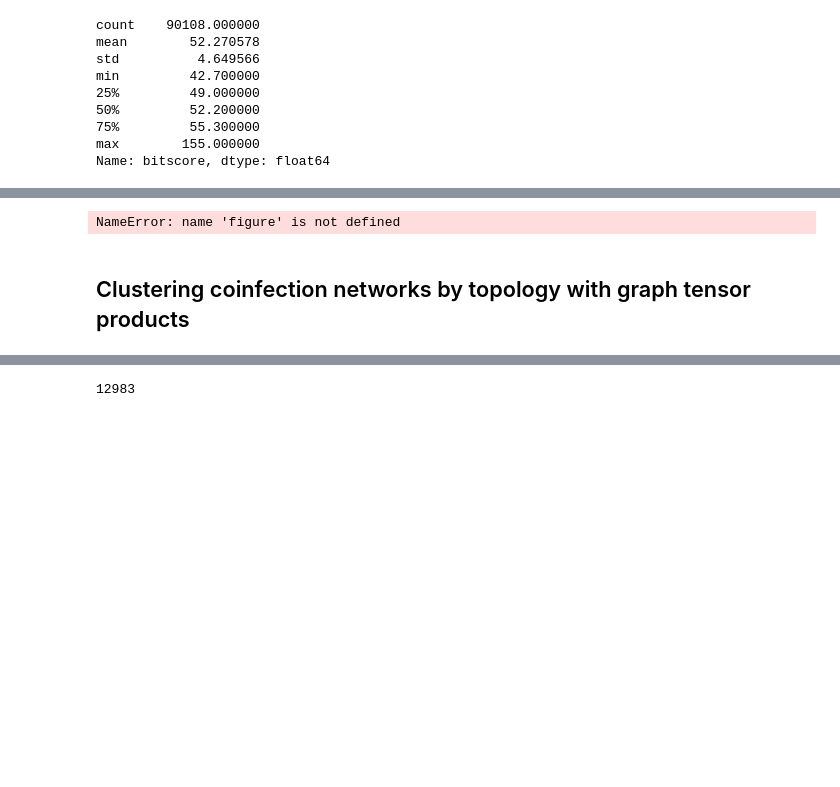
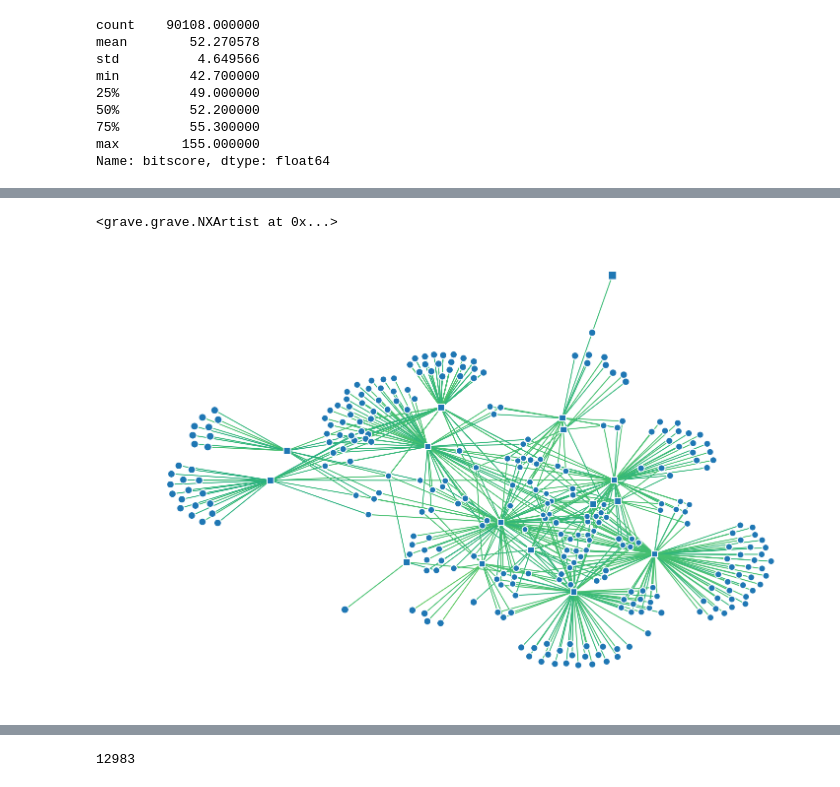
Before and after one commit to camillescott/viralnet, a Jupyter notebook: ViralNetworks.ipynb, the cells around one changed output, grey strips where cells are left out. Cells and saved outputs as stored; diff of their text form; code cells hidden in the pictures; blank space fills up the shorter version.

```diff
--- a/ViralNetworks.ipynb
+++ b/ViralNetworks.ipynb
@@ -353,34 +353,33 @@ from grave import plot_network, use_attributes
 figure( figsize = ( 12, 8 ) )
 
 #def edge_style(edge_attrs):
 #
 #    alpha = edge_attrs['weight'] / 1000
 #    return {'color' : 'black', 'alpha' : alpha }
 
 def edge_style( edge_attributes ):
     return { 'linewidth' : edge_attributes.get( 'bitscore', 1 ) }
 
-g = components[ 162 ]
+g = components[ 2 ]
 
 centrality = networkx.closeness_centrality( g )
 max_centrality = max( centrality.values() )
 
 for node, node_attributes in g.nodes.data():
     node_attributes['size'] = ( ( max_centrality / centrality[node] ) + .1 ) * 30
     if node_attributes['type'] == 'CRISPR_array' :
         node_attributes['shape'] = 's'
 
 for u, v, edge_attributes in g.edges.data():
     color_idx = ( 0.75 * edge_attributes['bitscore'] / bit_med )
     cmap = get_cmap()
     edge_attributes['color'] = cmap(color_idx)
     edge_attributes['width'] = 2
 
     #grave.plot_network( g, layout='spring', edge_style=edge_style )
 plot_network( g, layout='spring',
               node_style=use_attributes(),
               edge_style=use_attributes('color') )
 # %% [output]
-NameError: name 'figure' is not defined
+<grave.grave.NXArtist at 0x...>
+[figure, added]
-# %% [markdown]
-## Clustering coinfection networks by topology with graph tensor products
```
Also changed, not shown: parts of 5 cells of this notebook.
